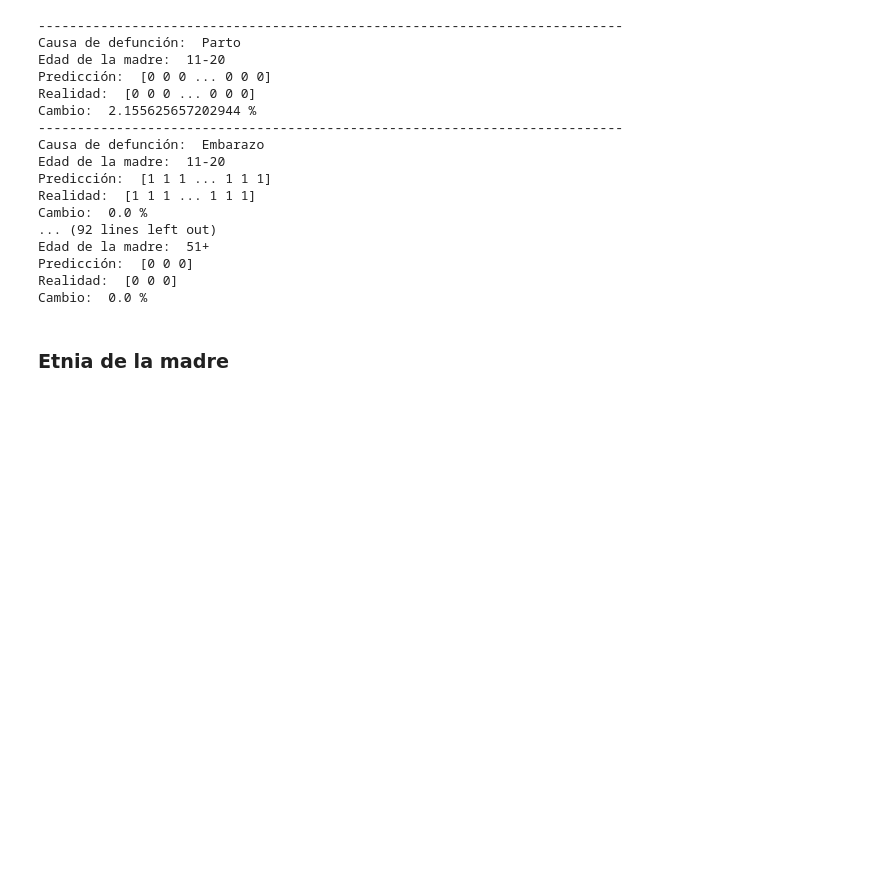
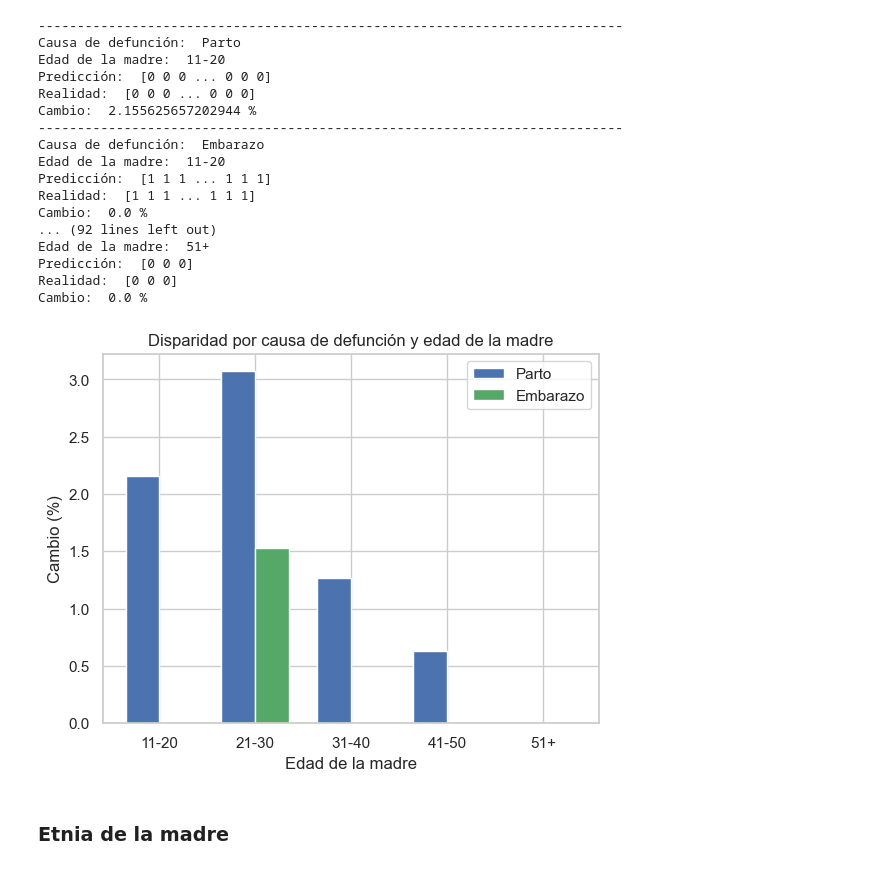
Before and after one commit to stefanoaragoni/mineria_proyecto, a Jupyter notebook: svm.ipynb, the cells around one changed output. Saved outputs shown, nothing was run; the diff lists cells and outputs as text; code cells hidden in the pictures; blank space fills up the shorter version.

```diff
--- a/svm.ipynb
+++ b/svm.ipynb
@@ -570,8 +696,11 @@ edades = {
     '51+': (51, float('inf'))
 }
 
+disparidad = {}
+
 for n in edades:
     ini, fin = edades[n]
+    disparidad[n] = {}
     for c in causas:
         df_1 = df[df['Causa_Defunción'] == c]  # causa de defunción
         df_1 = df_1[columnas + ['Causa_Defunción']]
@@ -599,7 +728,10 @@ for n in edades:
 
         print('Predicción: ', y_correct)
         print('Realidad: ', y_test.values)
-        print("Cambio: ", (y_correct != y_test).sum() / len(y_test) * 100, "%")
+        #print("Cambio: ", (y_correct != y_test).sum() / len(y_test) * 100, "%")
+        cambio = (y_correct != y_test).sum() / len(y_test) * 100
+        print("Cambio: ", cambio, "%")
+        disparidad[n][c] = cambio
 # %% [output]
 ---------------------------------------------------------------------------
 Causa de defunción:  Parto
@@ -618,6 +750,27 @@ Edad de la madre:  51+
 Predicción:  [0 0 0]
 Realidad:  [0 0 0]
 Cambio:  0.0 %
+# %%
+rangos_edad = ['11-20', '21-30', '31-40', '41-50', '51+']
+parto_values = [disparidad['11-20'][0], disparidad['21-30'][0], disparidad['31-40'][0], disparidad['41-50'][0], disparidad['51+'][0]]
+embarazo_values = [disparidad['11-20'][1], disparidad['21-30'][1], disparidad['31-40'][1], disparidad['41-50'][1], 0]
+
+bar_width = 0.35
+
+r1 = np.arange(len(rangos_edad))
+r2 = [x + bar_width for x in r1]
+
+plt.bar(r1, parto_values, color='b', width=bar_width, label='Parto')
+plt.bar(r2, embarazo_values, color='g', width=bar_width, label='Embarazo')
+
+plt.xlabel('Edad de la madre')
+plt.ylabel('Cambio (%)')
+plt.title('Disparidad por causa de defunción y edad de la madre')
+plt.xticks([r + bar_width / 2 for r in range(len(rangos_edad))], rangos_edad)
+plt.legend()
+plt.show()
+# %% [output]
+[figure, added]
 # %% [markdown]
 ### Etnia de la madre
 # %%
```
Also changed, not shown: parts of 9 cells of this notebook.
